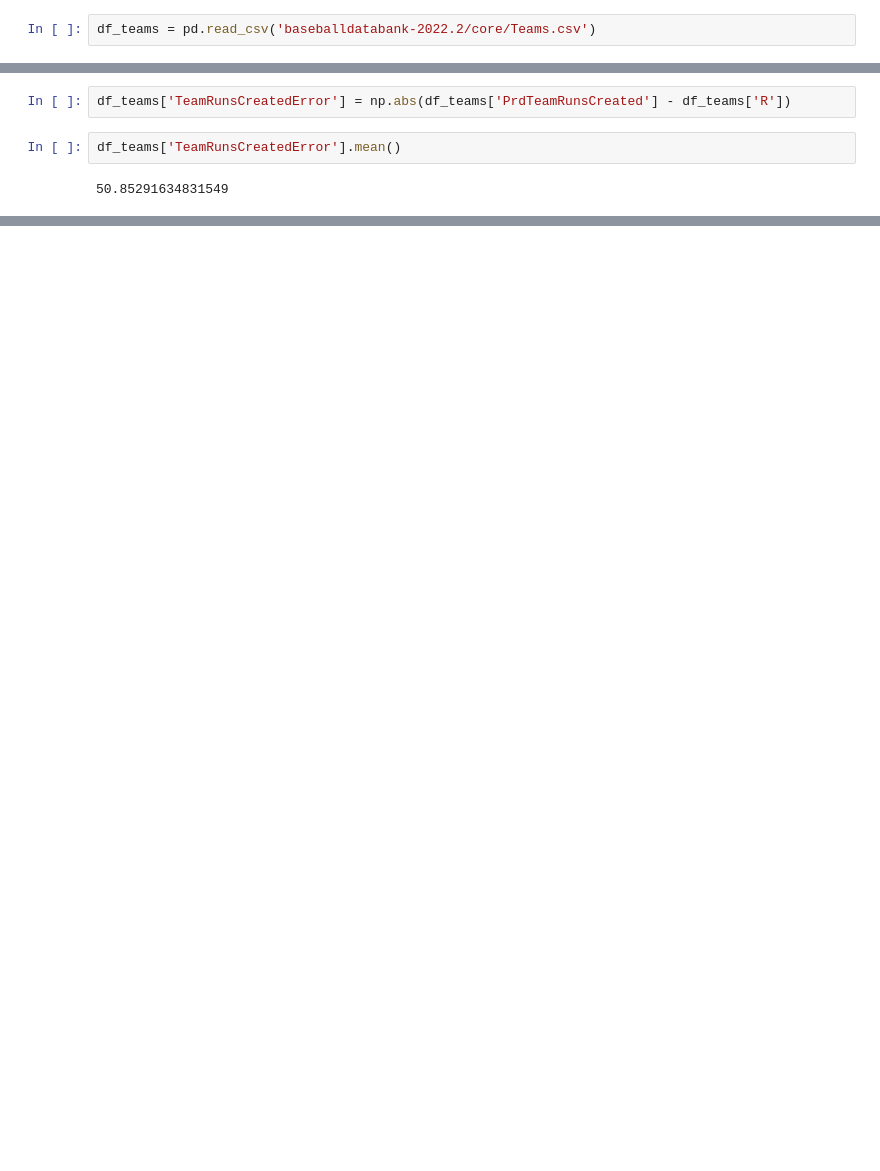
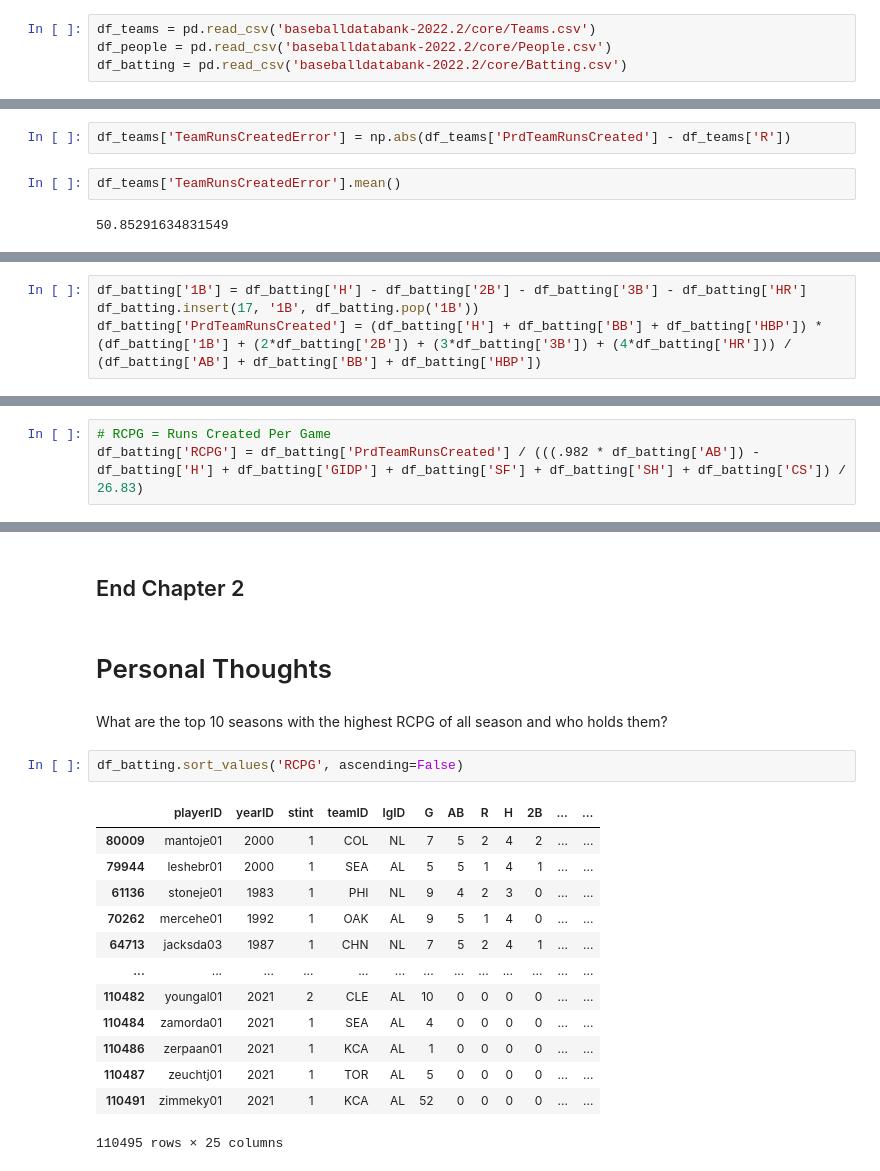
Before and after one commit to Sturner21/Data-Science-Projects, a Jupyter notebook: Mathletics Recreation/Chapter 2.ipynb, the cells around one changed output, grey strips where cells are left out. Drawn from its saved outputs; the diff is of its cells as text; blank space fills up the shorter version.

Commit message:
Finished Chapter 2
Finished chapter 2 and created my own list of top 10 season for RCPG

```diff
--- a/Mathletics Recreation/Chapter 2.ipynb
+++ b/Mathletics Recreation/Chapter 2.ipynb
@@ -7,6 +7,8 @@ import pandas as pd
 import numpy as np
 # %%
 df_teams = pd.read_csv('baseballdatabank-2022.2/core/Teams.csv')
+df_people = pd.read_csv('baseballdatabank-2022.2/core/People.csv')
+df_batting = pd.read_csv('baseballdatabank-2022.2/core/Batting.csv')
 # %%
 df_teams['1B'] = df_teams['H'] - df_teams['2B'] - df_teams['3B'] - df_teams['HR']
 # %%
@@ -45,0 +67,4 @@ df_teams['TeamRunsCreatedError'].mean()
+# %%
+df_batting['1B'] = df_batting['H'] - df_batting['2B'] - df_batting['3B'] - df_batting['HR']
+df_batting.insert(17, '1B', df_batting.pop('1B'))
+df_batting['PrdTeamRunsCreated'] = (df_batting['H'] + df_batting['BB'] + df_batting['HBP']) * (df_batting['1B'] + (2*df_batting['2B']) + (3*df_batting['3B']) + (4*df_batting['HR'])) / (df_batting['AB'] + df_batting['BB'] + df_batting['HBP'])
@@ -45,0 +78,3 @@ df_teams['TeamRunsCreatedError'].mean()
+# %%
+# RCPG = Runs Created Per Game
+df_batting['RCPG'] = df_batting['PrdTeamRunsCreated'] / (((.982 * df_batting['AB']) - df_batting['H'] + df_batting['GIDP'] + df_batting['SF'] + df_batting['SH'] + df_batting['CS']) / 26.83)
@@ -45,0 +88,22 @@ df_teams['TeamRunsCreatedError'].mean()
+# %% [markdown]
+## End Chapter 2
+# %% [markdown]
+# Personal Thoughts
+# %% [markdown]
+What are the top 10 seasons with the highest RCPG of all season and who holds them?
+# %%
+df_batting.sort_values('RCPG', ascending=False)
+# %% [output]
+|  | playerID | yearID | stint | teamID | lgID | G | AB | R | H | 2B | ... | ... |
+| 80009 | mantoje01 | 2000 | 1 | COL | NL | 7 | 5 | 2 | 4 | 2 | ... | ... |
+| 79944 | leshebr01 | 2000 | 1 | SEA | AL | 5 | 5 | 1 | 4 | 1 | ... | ... |
+| 61136 | stoneje01 | 1983 | 1 | PHI | NL | 9 | 4 | 2 | 3 | 0 | ... | ... |
+| 70262 | mercehe01 | 1992 | 1 | OAK | AL | 9 | 5 | 1 | 4 | 0 | ... | ... |
+| 64713 | jacksda03 | 1987 | 1 | CHN | NL | 7 | 5 | 2 | 4 | 1 | ... | ... |
+| ... | ... | ... | ... | ... | ... | ... | ... | ... | ... | ... | ... | ... |
+| 110482 | youngal01 | 2021 | 2 | CLE | AL | 10 | 0 | 0 | 0 | 0 | ... | ... |
+| 110484 | zamorda01 | 2021 | 1 | SEA | AL | 4 | 0 | 0 | 0 | 0 | ... | ... |
+| 110486 | zerpaan01 | 2021 | 1 | KCA | AL | 1 | 0 | 0 | 0 | 0 | ... | ... |
+| 110487 | zeuchtj01 | 2021 | 1 | TOR | AL | 5 | 0 | 0 | 0 | 0 | ... | ... |
+| 110491 | zimmeky01 | 2021 | 1 | KCA | AL | 52 | 0 | 0 | 0 | 0 | ... | ... |
+110495 rows × 25 columns
```
Also changed, not shown: parts of 12 cells of this notebook, 2 other files.
